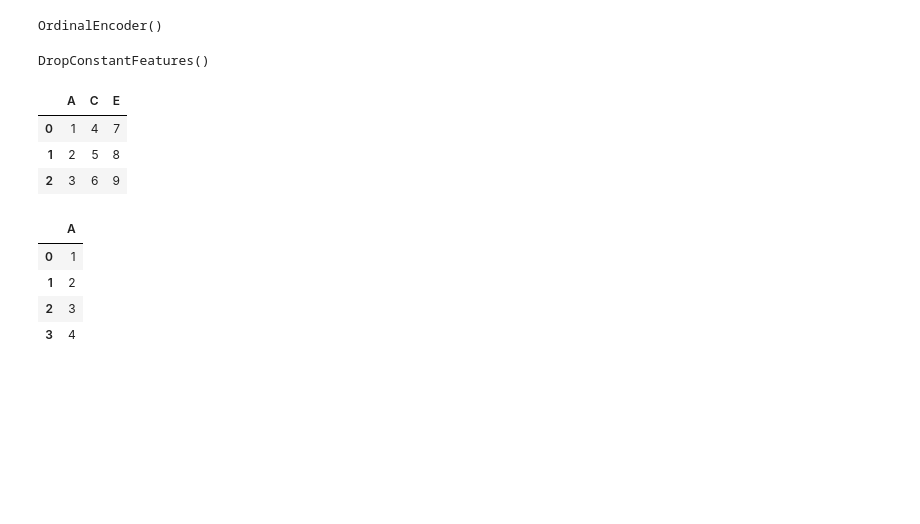
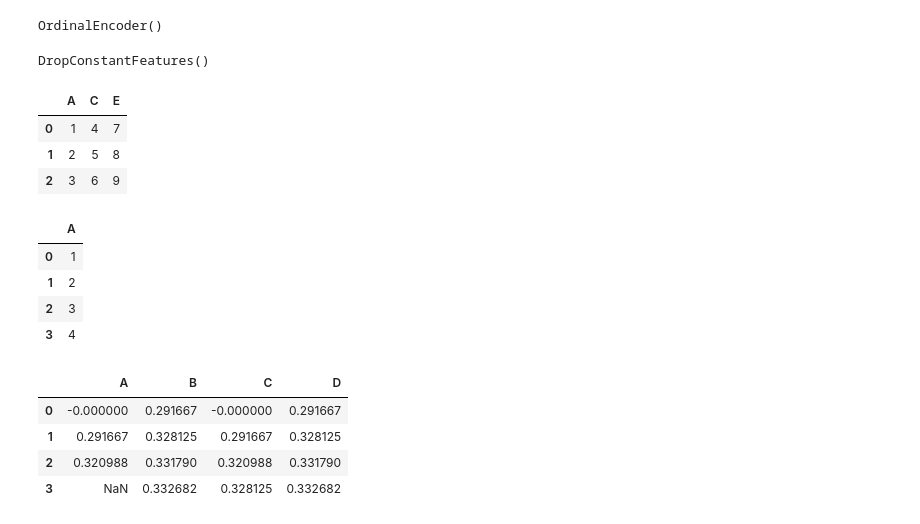
Before and after one commit to Tatenda1112/Custom-Transformation, a Jupyter notebook: notebooks/custom_transformers.ipynb, the cells around one changed output. Saved outputs shown, nothing was run; the diff lists cells and outputs as text; code cells hidden in the pictures; blank space fills up the shorter version.

```diff
--- a/notebooks/custom_transformers.ipynb
+++ b/notebooks/custom_transformers.ipynb
@@ -572,0 +639,17 @@ dropcf.fit_transform(df8)
+# %%
+df9 = pd.DataFrame({
+    'A': [1, 2, 3, None],
+    'B': [2, 4, 6, 8],
+    'C': [1, 2, 3, 4],
+    'D': [2, 4, 6, 8]
+})
+# %%
+box= BoxCoxTransformer()
+# %%
+box.fit_transform(df9)
+# %% [output]
+|  | A | B | C | D |
+| 0 | -0.000000 | 0.291667 | -0.000000 | 0.291667 |
+| 1 | 0.291667 | 0.328125 | 0.291667 | 0.328125 |
+| 2 | 0.320988 | 0.331790 | 0.320988 | 0.331790 |
+| 3 | NaN | 0.332682 | 0.328125 | 0.332682 |
```
Also changed, not shown: parts of 22 cells of this notebook, 1 other file.
